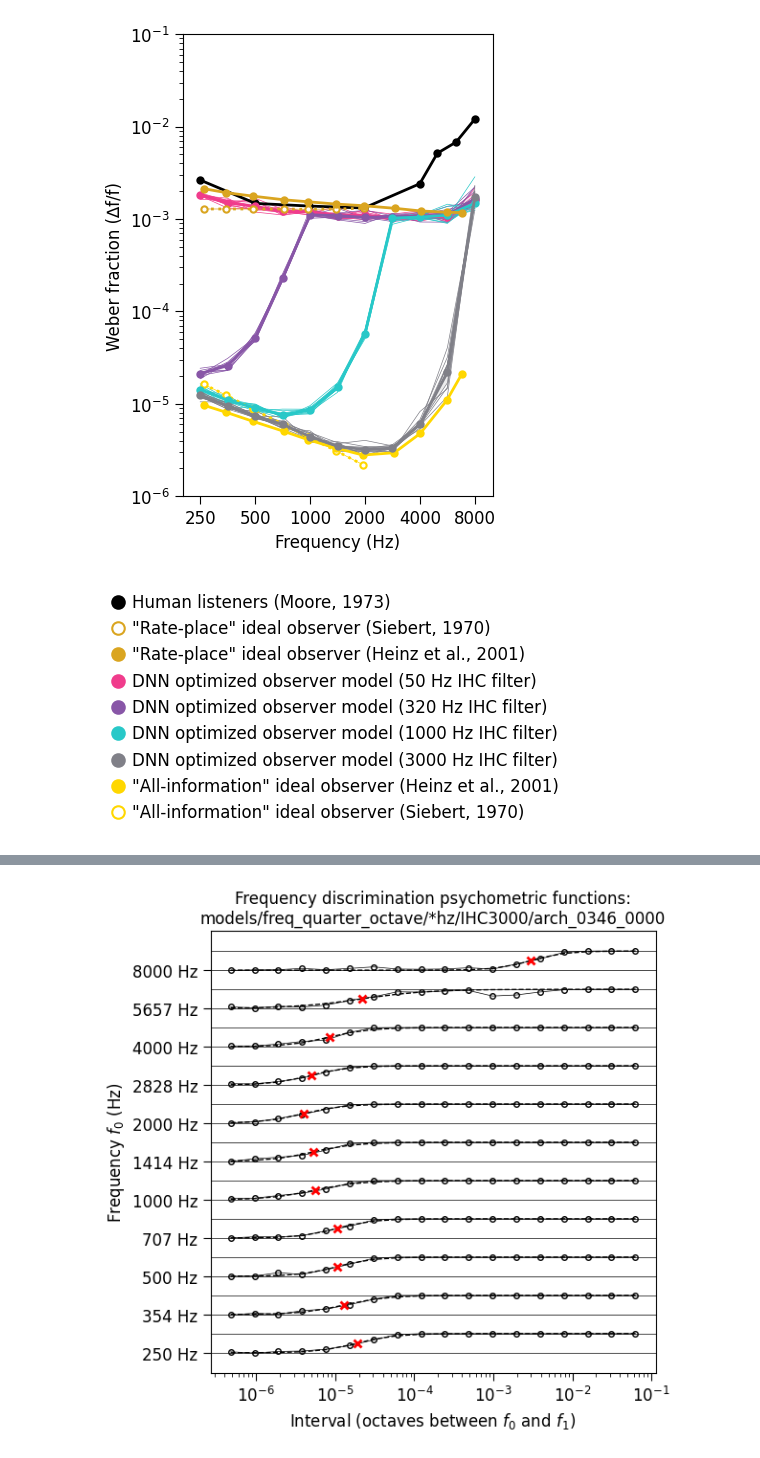
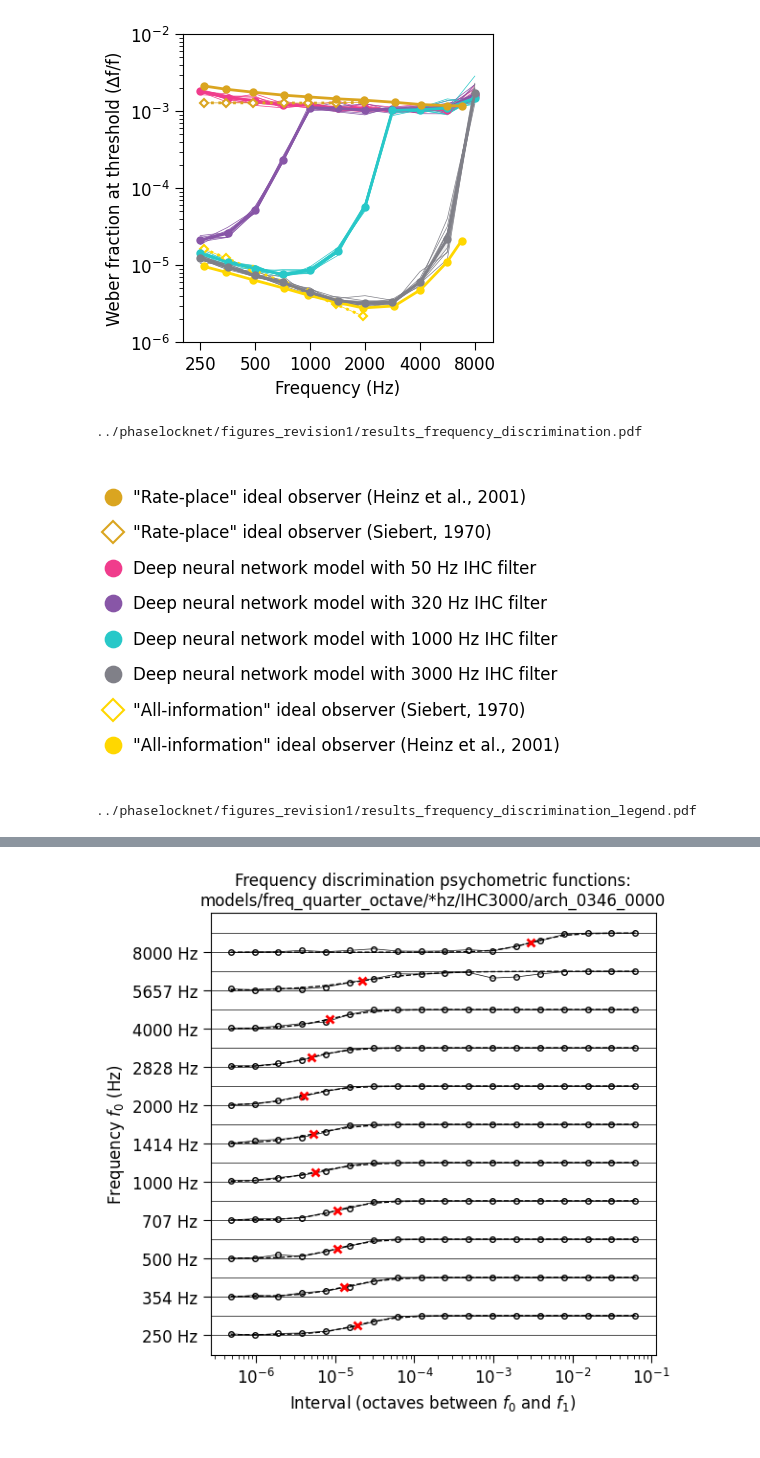
Before and after one commit to msaddler/freqdiscriminet, a Jupyter notebook: results.ipynb, the cells around one changed output, grey strips where cells are left out. Drawn from its saved outputs; the diff is of its cells as text; code cells hidden in the pictures.

Commit message:
cleaned up results figures and schematics for revision1

```diff
--- a/results.ipynb
+++ b/results.ipynb
@@ -34,4 +34,4 @@ df = pd.concat([df, df_human.rename(columns={"model": "dir_model"})])
 df = df[df.f0 <= 8e3] # Exclude frequencies for which the model CF range influenced results (as in Heinz et al. 2001)
 df["dir_model"] = df["dir_model"].map(combine_dir_model)
 df = df.groupby(["dir_model", "f0"]).agg({"weber_fraction": list}).reset_index()
-df
+df = df[~df["dir_model"].str.contains("human")]
@@ -71,23 +57,23 @@ def get_color_and_label_from_dir_model(dir_model):
         label = '"Rate-place" ideal observer (Heinz et al., 2001)'
     elif "ihc3000" in dir_model.lower():
         color = "#808088"
-        label = "DNN optimized observer model (3000 Hz IHC filter)"
+        label = "Deep neural network model with 3000 Hz IHC filter"
     elif "ihc1000" in dir_model.lower():
         color = "#28C8C8"
-        label = "DNN optimized observer model (1000 Hz IHC filter)"
+        label = "Deep neural network model with 1000 Hz IHC filter"
     elif "ihc0320" in dir_model.lower():
         color = "#8856a7"
-        label = "DNN optimized observer model (320 Hz IHC filter)"
+        label = "Deep neural network model with 320 Hz IHC filter"
     elif "ihc0050" in dir_model.lower():
         color = "#F03C8C"
-        label = "DNN optimized observer model (50 Hz IHC filter)"
+        label = "Deep neural network model with 50 Hz IHC filter"
     else:
         color = None
         label = os.path.basename(os.path.dirname(dir_model))
     return color, label
 
 
-fig, ax = plt.subplots(figsize=(4, 6))
+fig, ax = plt.subplots(figsize=(4, 4))
 legend_sort_values = []
 for dir_model in sorted(df.dir_model.unique()):
     dfi = df[df.dir_model == dir_model]
@@ -97,10 +83,10 @@ for dir_model in sorted(df.dir_model.unique()):
     log_yarr_mean = np.mean(log_yarr, axis=1)
     log_yarr_sem = np.std(log_yarr, axis=1) / np.sqrt(log_yarr.shape[1])
     y = np.exp(log_yarr_mean)
-    legend_sort_values.append(y.min())
+    legend_sort_values.append(y.mean())
     color, label = get_color_and_label_from_dir_model(dir_model)
     kwargs_plot = {
-        "marker":  "o",
+        "marker":  "D" if "analytical" in dir_model else "o",
         "ms": 4.5,
         "lw": 2,
         "mew": 1.5,
@@ -122,42 +108,55 @@ util.format_axes(
     ax,
     yscale="log",
     xscale="log",
-    ylimits=[1e-6, 1e-1],
+    ylimits=[1e-6, 1e-2],
     xticks=[250, 500, 1000, 2000, 4000, 8000],
     xticks_minor=[],
     xticklabels=[250, 500, 1000, 2000, 4000, 8000],
     str_xlabel="Frequency (Hz)",
-    str_ylabel="Weber fraction (∆f/f)",
+    str_ylabel="Weber fraction at threshold (∆f/f)",
     xlimits=[250 * 4/5, 8e3 * 5/4],
 )
 plt.show()
 
+fn = "../phaselocknet/figures_revision1/results_frequency_discrimination.pdf"
+fig.savefig(fn, bbox_inches='tight', pad_inches=0.05, transparent=True)
+print(fn)
 
-fig_legend, ax_legend = plt.subplots(figsize=(6, 3))
+
+fig_legend, ax_legend = plt.subplots(figsize=(4, 4))
 handles, labels = ax.get_legend_handles_labels()
 idx_sort = np.argsort(legend_sort_values)[::-1]
 kwargs_legend = {
     "fontsize": 12,
     "markerscale": 2,
     "handlelength": 0,
     "frameon": False,
     "loc": "center",
+    "handletextpad": 1.25,
+    "labelspacing": 1.05,
+    "markerscale": 2.5,
 }
 ax_legend.legend(
     [handles[_] for _ in idx_sort],
     [labels[_] for _ in idx_sort],
     **kwargs_legend,
 )
 util.format_axes(
     ax_legend,
     spines_to_hide=["top", "bottom", "left", "right"],
     xticks=[],
     yticks=[],
 )
 plt.show()
+
+fn = "../phaselocknet/figures_revision1/results_frequency_discrimination_legend.pdf"
+fig_legend.savefig(fn, bbox_inches='tight', pad_inches=0.05, transparent=True)
+print(fn)
 # %% [output]
-[figure, old version]
+[figure, new version]
+../phaselocknet/figures_revision1/results_frequency_discrimination.pdf
-[figure, old version]
+[figure, new version]
+../phaselocknet/figures_revision1/results_frequency_discrimination_legend.pdf
 # %%
 """
 Calculating DNN model frequency discrimination thresholds from `eval.csv` files,
```
Also changed, not shown: parts of 1 cell of this notebook, 1 other file.
